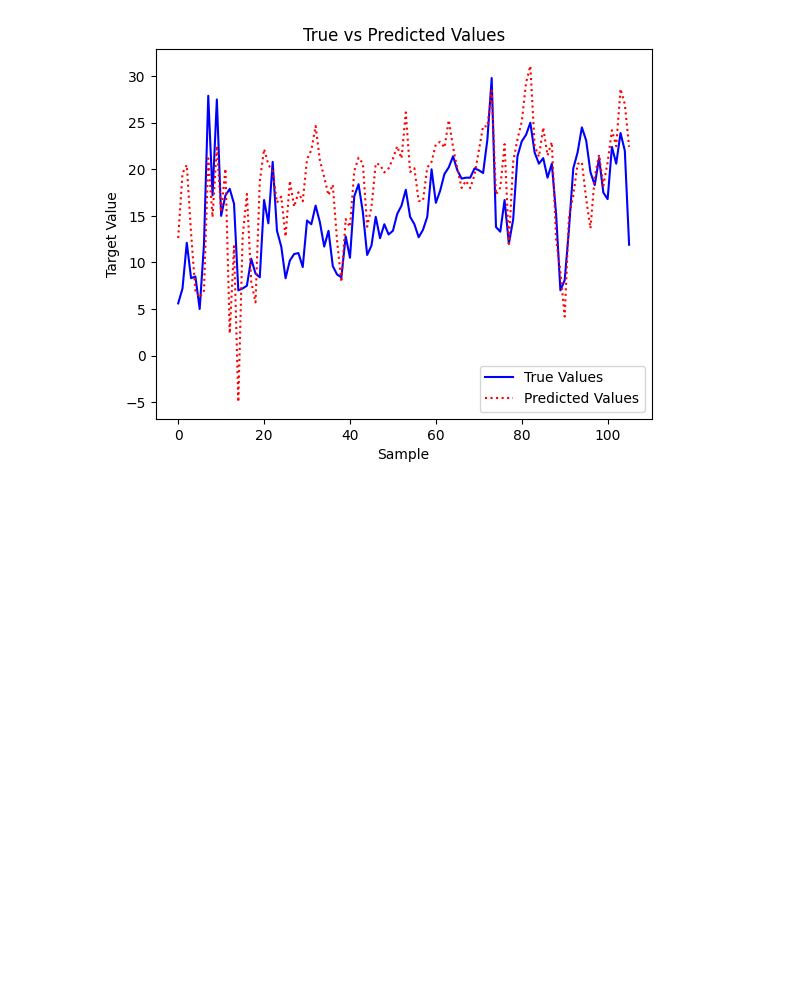
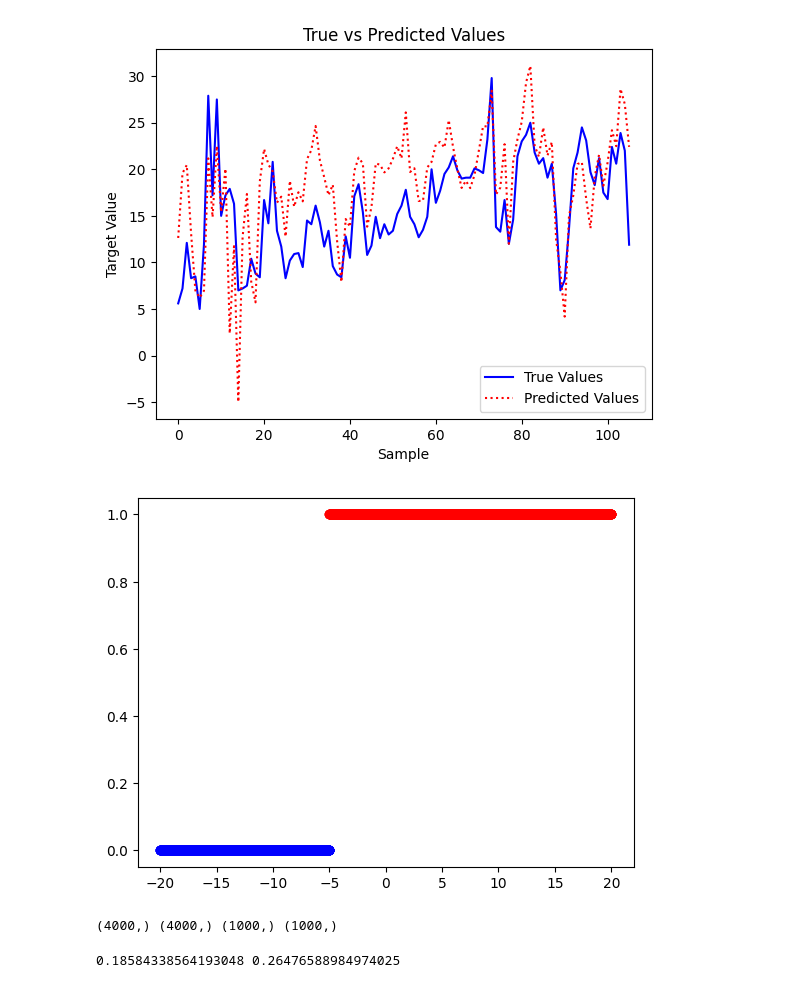
Before and after one commit to mmm4707/machine_learning, a Jupyter notebook: Untitled0.ipynb, the cells around one changed output. Saved outputs shown, nothing was run; the diff lists cells and outputs as text; code cells hidden in the pictures; blank space fills up the shorter version.

```diff
--- a/Untitled0.ipynb
+++ b/Untitled0.ipynb
@@ -1087,3 +1087,40 @@ Mounted at /content/gdrive
 [figure]
 Test Loss: 28.337114986906382
 [figure]
+# %%
+import numpy as np
+import matplotlib.pyplot as plt
+def sigmoid(x):
+ return 1.0 / (1.0 + np.exp(-x))
+def hypothesis(w, x, b):
+ return sigmoid(w * x + b)
+def cost_function(h, y):
+ return -np.mean(y * np.log(h + 1e-8) + (1.0 - y) * np.log(1.0 - h + 1e-8))
+# %%
+N = 5000
+x = 40.0 * np.random.rand(N) - 20.0 # range : -20 ~ 20
+# y = wx + b = 1.0*x + 5.0
+z = 1.0 * x + 5.0
+z = sigmoid(z)
+y = np.where(z > 0.5, 1.0, 0.0)
+idx = np.where(z > 0.5, True, False)
+# %%
+plt.plot(x[idx == True], y[idx == True], linestyle='None', marker='o', color='red')
+plt.plot(x[idx == False], y[idx == False], linestyle='None', marker='o', color='blue')
+plt.show()
+# %% [output]
+[figure, added]
+# %%
+x_train = x[:4000]
+y_train = y[:4000]
+x_test = x[4000:]
+y_test = y[4000:]
+print(x_train.shape, y_train.shape, x_test.shape, y_test.shape)
+# %% [output]
+(4000,) (4000,) (1000,) (1000,)
+# %%
+w = np.random.rand()
+b = np.random.rand()
+print(w, b)
+# %% [output]
+0.18584338564193048 0.26476588984974025
```
Also changed, not shown: parts of 22 cells of this notebook.
